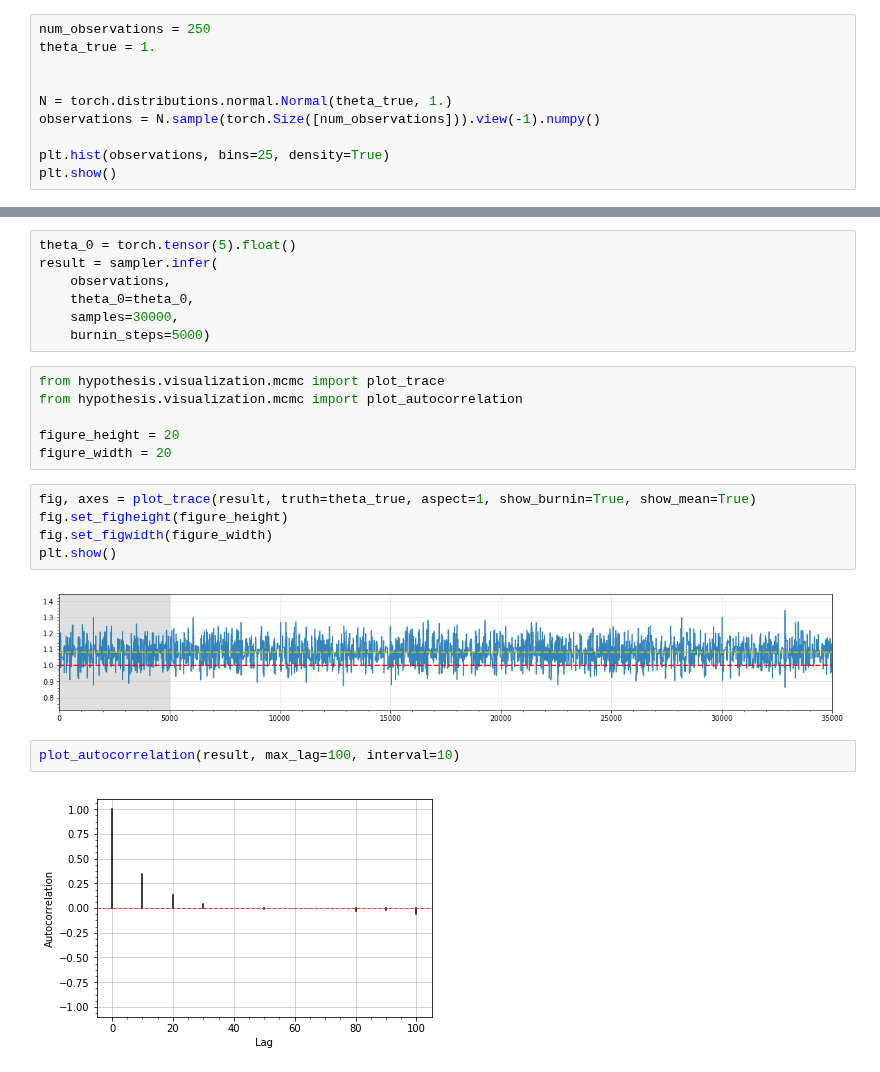
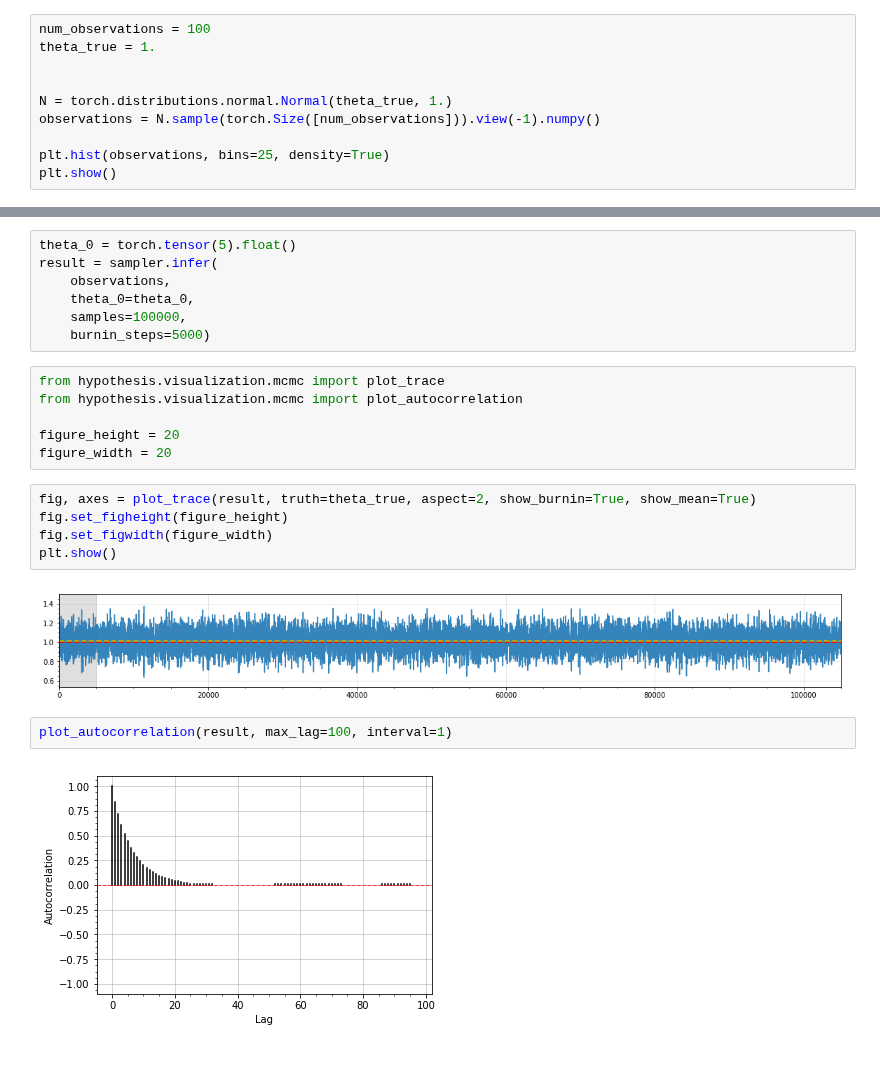
Before and after one commit to montefiore-institute/hypothesis, a Jupyter notebook: examples/metropolis-hastings.ipynb, the cells around one changed output, grey strips where cells are left out. Cells and saved outputs as stored; diff of their text form.

```diff
--- a/examples/metropolis-hastings.ipynb
+++ b/examples/metropolis-hastings.ipynb
@@ -7,7 +7,7 @@ import matplotlib.pyplot as plt
 # %% [markdown]
 ## Observations
 # %%
-num_observations = 250
+num_observations = 100
 theta_true = 1.
 
 
@@ -45,7 +45,7 @@ theta_0 = torch.tensor(5).float()
 result = sampler.infer(
     observations,
     theta_0=theta_0,
-    samples=30000,
+    samples=100000,
     burnin_steps=5000)
 # %%
 from hypothesis.visualization.mcmc import plot_trace
@@ -54,16 +54,16 @@ from hypothesis.visualization.mcmc import plot_autocorrelation
 figure_height = 20
 figure_width = 20
 # %%
-fig, axes = plot_trace(result, truth=theta_true, aspect=1, show_burnin=True, show_mean=True)
+fig, axes = plot_trace(result, truth=theta_true, aspect=2, show_burnin=True, show_mean=True)
 fig.set_figheight(figure_height)
 fig.set_figwidth(figure_width)
 plt.show()
 # %% [output]
-[figure, old version]
+[figure, new version]
 # %%
-plot_autocorrelation(result, max_lag=100, interval=10)
+plot_autocorrelation(result, max_lag=100, interval=1)
 # %% [output]
-[figure, old version]
+[figure, new version]
 # %%
 plot_autocorrelation(result, max_lag=1000, interval=10)
 # %% [output]
```
Also changed, not shown: parts of 10 cells of this notebook, 1 other file.
